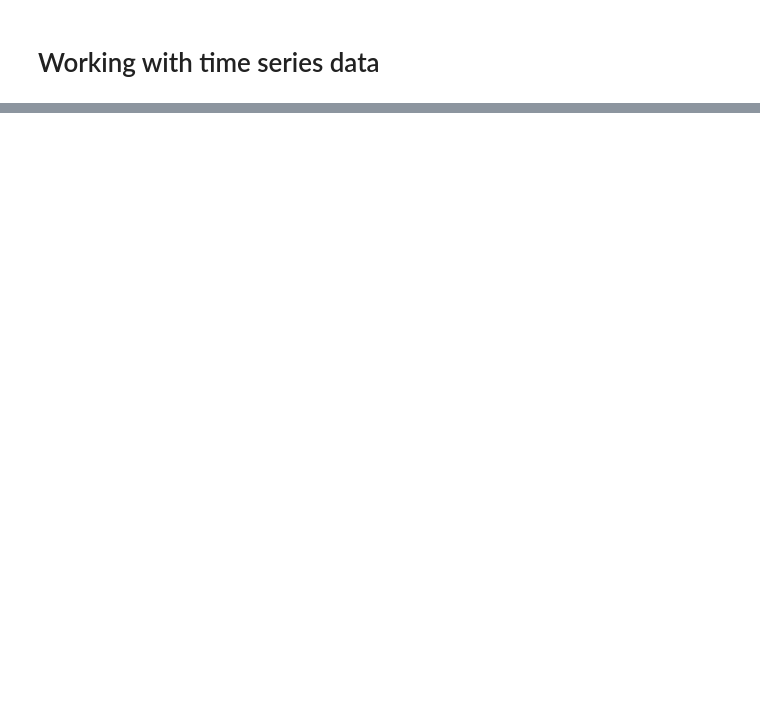
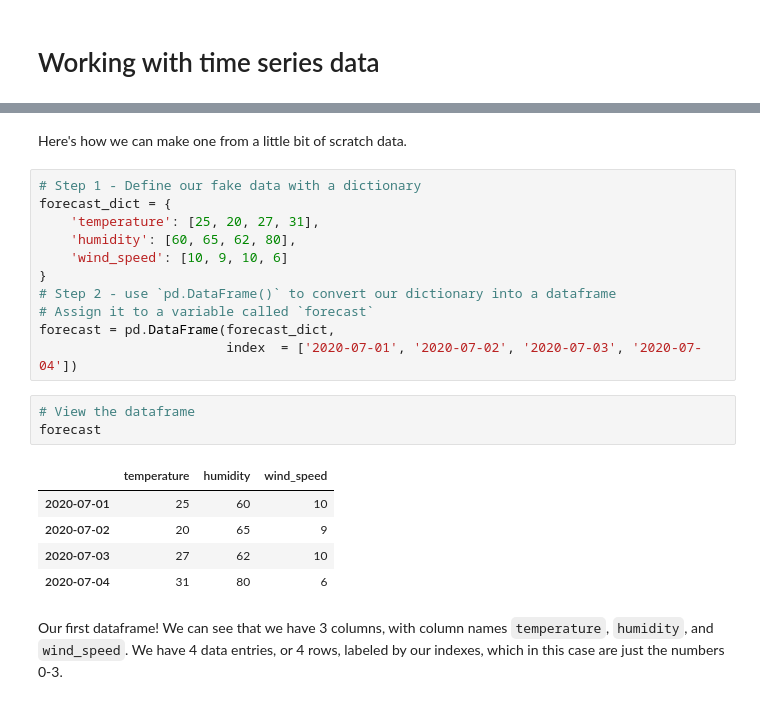
Before and after one commit to NASA-SARP/lesson2_timeseries_east, a Jupyter notebook: training.ipynb, the cells around one changed output, grey strips where cells are left out. Saved outputs shown, nothing was run; the diff lists cells and outputs as text; blank space fills up the shorter version.

```diff
--- a/training.ipynb
+++ b/training.ipynb
@@ -20,0 +137,24 @@ TODO: Navigating the JupyterHub and Jupyter Notebooks.
+# %% [markdown]
+Here's how we can make one from a little bit of scratch data.
+# %%
+# Step 1 - Define our fake data with a dictionary
+forecast_dict = {
+    'temperature': [25, 20, 27, 31],
+    'humidity': [60, 65, 62, 80],
+    'wind_speed': [10, 9, 10, 6]
+}
+# Step 2 - use `pd.DataFrame()` to convert our dictionary into a dataframe
+# Assign it to a variable called `forecast`
+forecast = pd.DataFrame(forecast_dict,
+                        index  = ['2020-07-01', '2020-07-02', '2020-07-03', '2020-07-04'])
+# %%
+# View the dataframe
+forecast
+# %% [output]
+|  | temperature | humidity | wind_speed |
+| 2020-07-01 | 25 | 60 | 10 |
+| 2020-07-02 | 20 | 65 | 9 |
+| 2020-07-03 | 27 | 62 | 10 |
+| 2020-07-04 | 31 | 80 | 6 |
+# %% [markdown]
+Our first dataframe!  We can see that we have 3 columns, with column names `temperature`, `humidity`, and `wind_speed`.  We have 4 data entries, or 4 rows, labeled by our indexes, which in this case are just the numbers 0-3.
```
Also changed, not shown: parts of 71 cells of this notebook, 6 other files.
